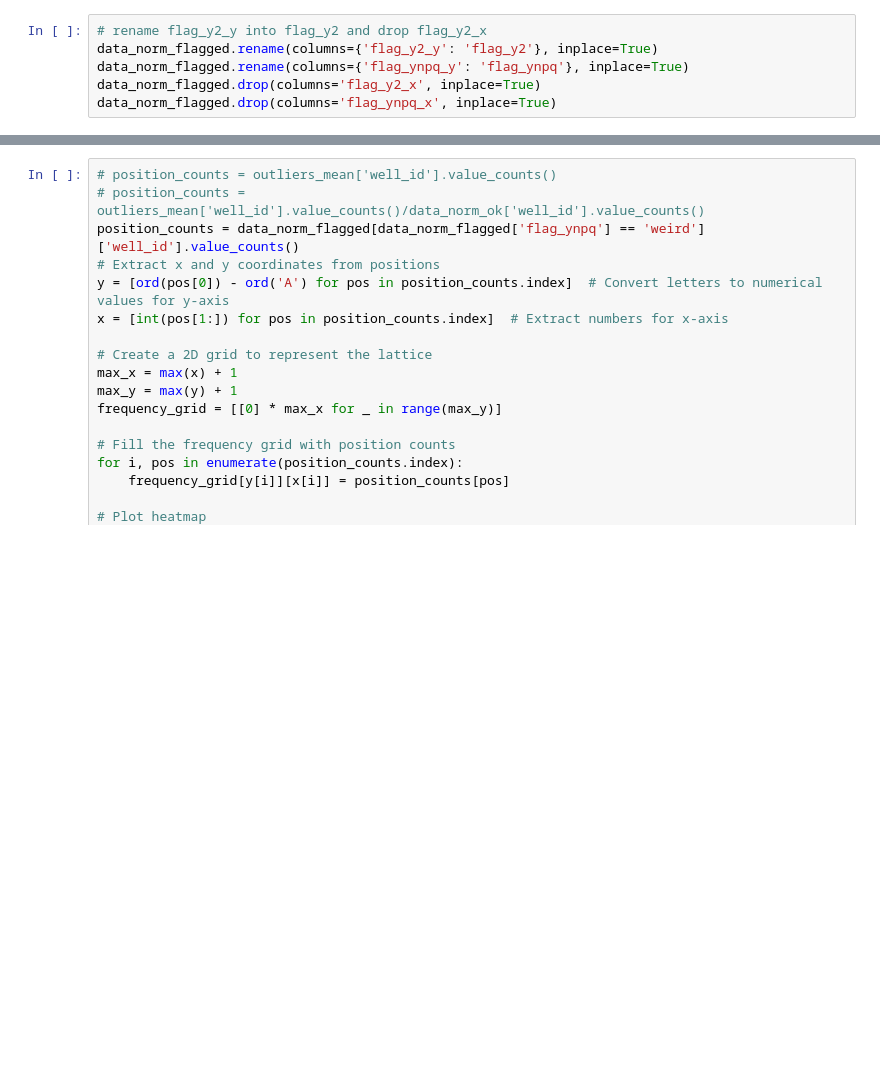
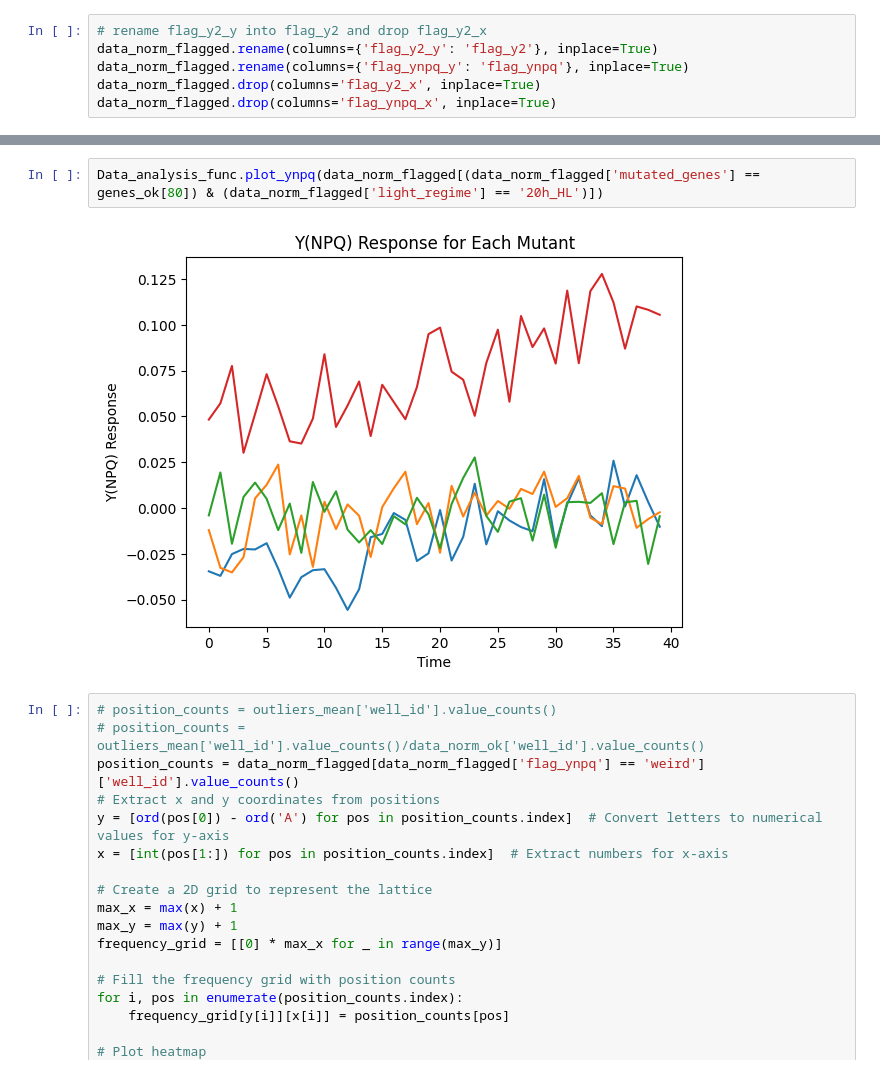
Before and after one commit to samsongourevitch/Chlamy_project, a Jupyter notebook: Data_exploration_v2.ipynb, the cells around one changed output, grey strips where cells are left out. Drawn from its saved outputs; the diff is of its cells as text; blank space fills up the shorter version.

```diff
--- a/Data_exploration_v2.ipynb
+++ b/Data_exploration_v2.ipynb
@@ -113,3 +139,7 @@ print(str(100*r) + '% of the genes have at most 1 weird mutant for Y(NPQ)')
+# %%
+Data_analysis_func.plot_ynpq(data_norm_flagged[(data_norm_flagged['mutated_genes'] == genes_ok[80]) & (data_norm_flagged['light_regime'] == '20h_HL')])
+# %% [output]
+[figure, added]
 # %%
 # position_counts = outliers_mean['well_id'].value_counts()
 # position_counts = outliers_mean['well_id'].value_counts()/data_norm_ok['well_id'].value_counts()
```
Also changed, not shown: parts of 43 cells of this notebook, 6 other files.
